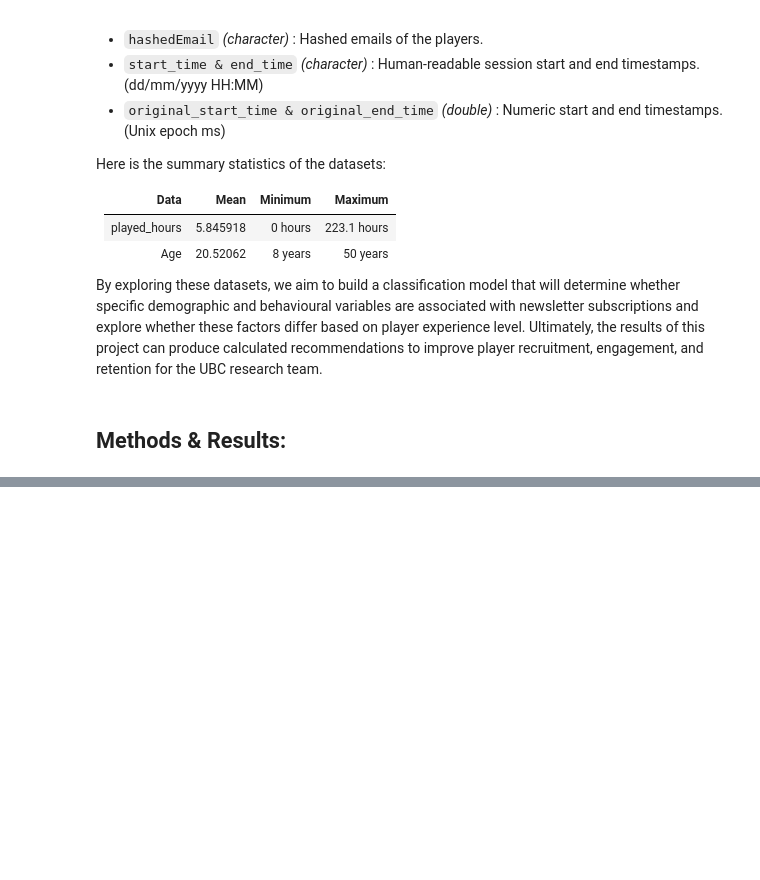
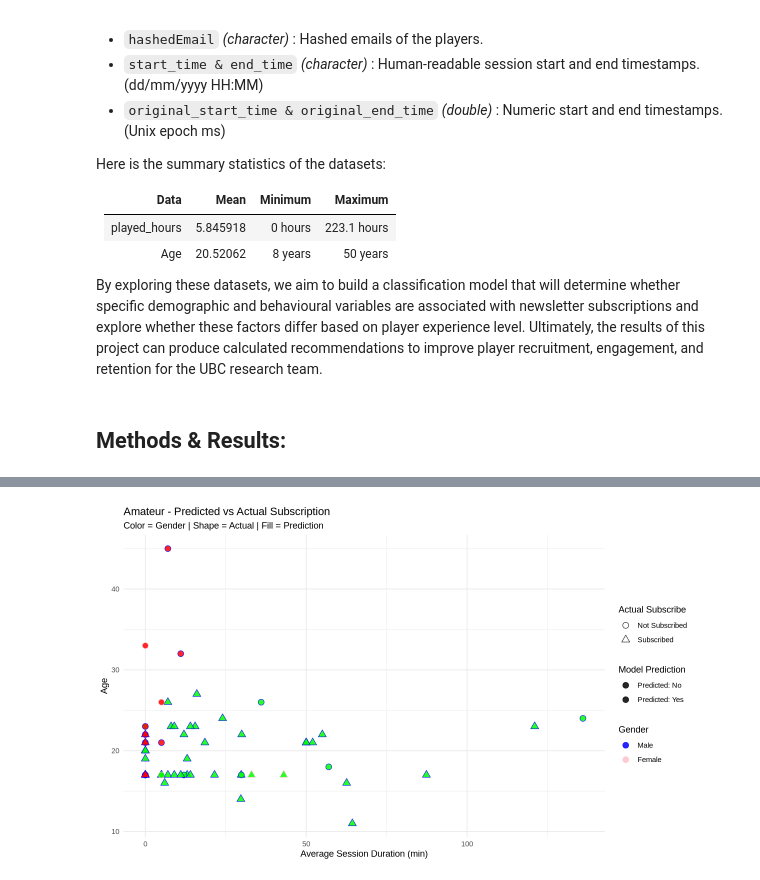
Before and after one commit to Parsa-Sha/DSCI_100_Project, a Jupyter notebook: FinalProject.ipynb, the cells around one changed output, grey strips where cells are left out. Drawn from its saved outputs; the diff is of its cells as text; code cells hidden in the pictures; blank space fills up the shorter version.

```diff
--- a/FinalProject.ipynb
+++ b/FinalProject.ipynb
@@ -362,0 +215,86 @@ ggplot(pro_preds_full, aes(x = avg_session_duration, y = Age)) +
+# %%
+# filter for Amateur group and prepare data
+amateur_data <- player_data %>%
+  filter(experience == "Amateur") %>%
+  select(subscribe, Age, gender_num, avg_session_duration) %>%
+  drop_na() %>%
+  mutate(subscribe = as.factor(subscribe),
+gender_num = factor(gender_num, levels = c(0, 1, 2)))
+
+# split into training and testing sets
+set.seed(123)
+amateur_split <- initial_split(amateur_data, prop = 0.75, strata = subscribe)
+amateur_train <- training(amateur_split)
+amateur_test  <- testing(amateur_split)
+
+# create recipe and model spec
+amateur_recipe <- recipe(subscribe ~ Age + gender_num + avg_session_duration, data = amateur_train) %>%
+  step_normalize(all_numeric_predictors())
+
+amateur_spec <- nearest_neighbor(neighbors = 5) %>%
+  set_engine("kknn") %>%
+  set_mode("classification")
+
+amateur_workflow <- workflow() %>%
+  add_model(amateur_spec) %>%
+  add_recipe(amateur_recipe)
+
+# fit the model
+amateur_fit <- fit(amateur_workflow, data = amateur_train)
+
+# predict and evaluate (accuracy, precision, recall only)
+amateur_preds <- predict(amateur_fit, amateur_test) %>%
+  bind_cols(amateur_test)
+
+amateur_metrics <- metrics(amateur_preds, truth = subscribe, estimate = .pred_class) %>%
+  filter(.metric %in% c("accuracy", "precision", "recall"))
+print(amateur_metrics)
+
+# predict new player
+prep_recipe <- prep(amateur_recipe)
+new_baked <- bake(prep_recipe, new_data = new_player)
+amateur_new_pred <- predict(amateur_fit, new_data = new_player)
+cat("Prediction for New Player (Amateur):", as.character(amateur_new_pred$.pred_class), "\n")
+
+# full predictions for plotting
+amateur_full_preds <- predict(amateur_fit, new_data = amateur_data) %>%
+  bind_cols(amateur_data)
+
+# plot: gender color, actual shape, predicted fill
+ggplot(amateur_full_preds, aes(x = avg_session_duration, y = Age)) +
+  geom_point(aes(
+    color = factor(gender_num),
+    shape = subscribe,
+    fill = .pred_class
+  ), size = 3, alpha = 0.85) +
+  scale_color_manual(
+    values = c("blue", "pink", "grey"),
+    labels = c("Male", "Female", "Other"),
+    name = "Gender",
+      drop =FALSE
+  ) +
+  scale_shape_manual(
+    values = c(21, 24),
+    labels = c("Not Subscribed", "Subscribed"),
+    name = "Actual Subscribe"
+  ) +
+  scale_fill_manual(
+    values = c("red", "green"),
+    labels = c("Predicted: No", "Predicted: Yes"),
+    name = "Model Prediction"
+  ) +
+  labs(
+    title = "Amateur - Predicted vs Actual Subscription",
+    subtitle = "Color = Gender | Shape = Actual | Fill = Prediction",
+    x = "Average Session Duration (min)",
+    y = "Age"
+  ) +
+  theme_minimal()
+
+# summary
+cat("\n Summary for Amateur:\n")
+cat("- The model shows decent performance in this group, with clear clusters around younger players.\n")
+cat("- Accuracy:", round(amateur_metrics %>% filter(.metric == "accuracy") %>% pull(.estimate), 2), "\n")
+cat("- Predicted the new amateur player would be:", as.character(amateur_new_pred$.pred_class), "\n")
+cat("- Precision and recall give a better idea of how confident the model is in its predictions.\n\n")
+# %% [output]
@@ -362,0 +312 @@ ggplot(pro_preds_full, aes(x = avg_session_duration, y = Age)) +
+[figure, added]
```
Also changed, not shown: parts of 27 cells of this notebook.
